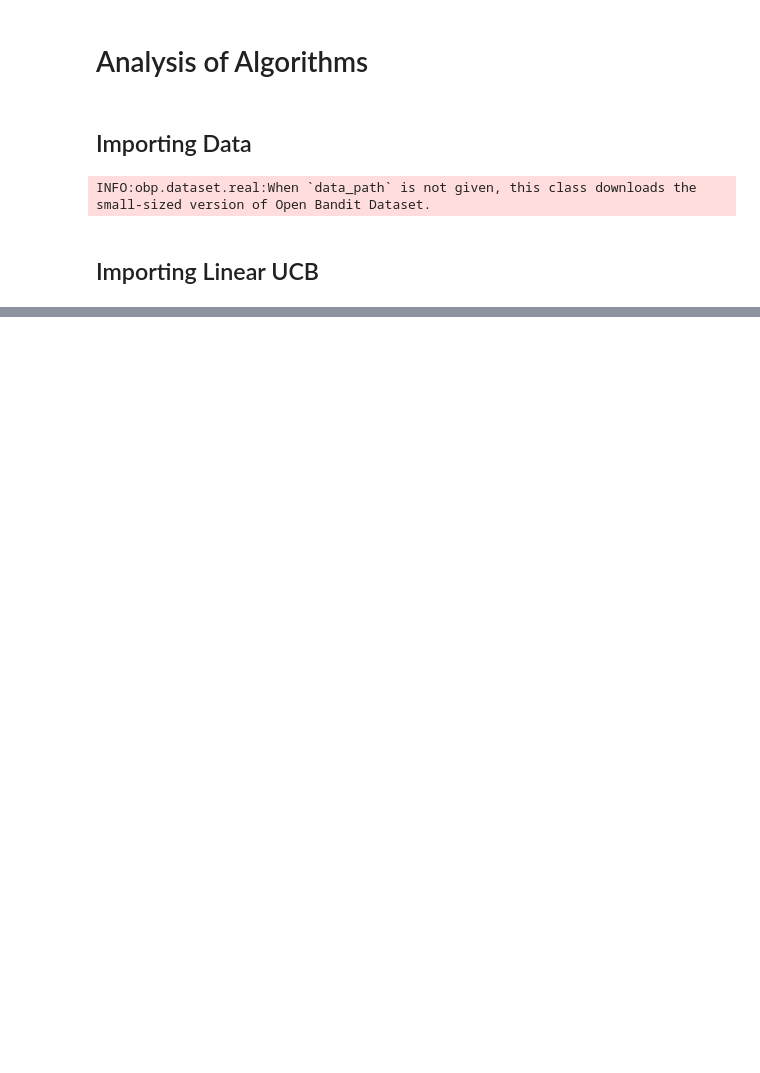
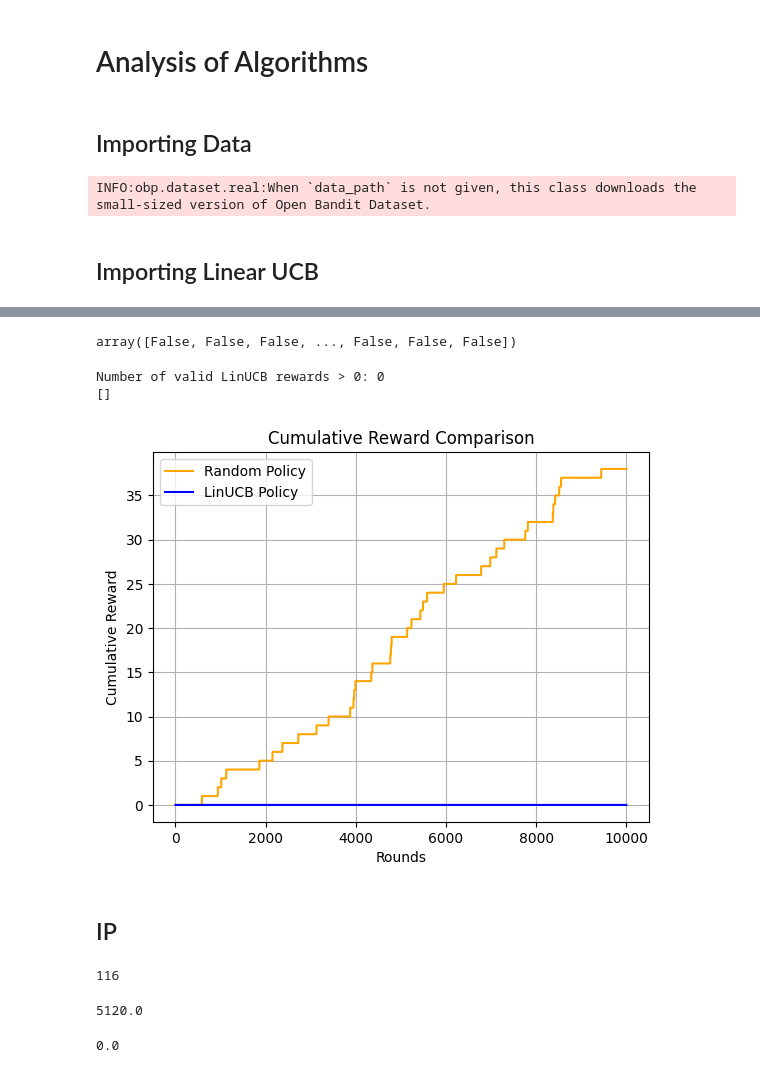
Before and after one commit to otausendschoen/contextual-bandit-benchmark, a Jupyter notebook: main.ipynb, the cells around one changed output, grey strips where cells are left out. Saved outputs shown, nothing was run; the diff lists cells and outputs as text; code cells hidden in the pictures; blank space fills up the shorter version.

```diff
--- a/main.ipynb
+++ b/main.ipynb
@@ -54,0 +124,49 @@ Arm 79: [0. 0. 0. 0. 0. 0. 0. 0. 0. 0. 0. 0. 0. 0. 0. 0. 0. 0. 0. 0.]
+# %%
+matches
+# %% [output]
+array([False, False, False, ..., False, False, False])
+# %%
+linucb_rewards = np.array(results["rewards"]) * matches
+
+# Optional: convert to list
+linucb_rewards = linucb_rewards.tolist()
+
+# Print non-zero rewards
+nonzero_rewards = [r for r in linucb_rewards if r > 0]
+print(f"Number of valid LinUCB rewards > 0: {len(nonzero_rewards)}")
+print(nonzero_rewards[:10])  # first 10
+# %% [output]
+Number of valid LinUCB rewards > 0: 0
+[]
+# %%
+
+cumulative_random = np.cumsum(data["reward"])
+
+# LinUCB reward
+#linucb_reward = np.cumsum(results["rewards"])
+
+plt.plot(cumulative_random, label='Random Policy', color='orange')
+
+plt.plot(linucb_rewards, label='LinUCB Policy', color='blue')
+plt.xlabel('Rounds')
+plt.ylabel('Cumulative Reward')
+plt.title('Cumulative Reward Comparison')
+plt.legend()
+plt.grid(True)
+plt.show()
+# %% [output]
+[figure, added]
+# %% [markdown]
+## IP
+# %%
+matches.sum()
+# %% [output]
+116
+# %%
+ips_weights.sum()
+# %% [output]
+5120.0
+# %%
+ips_estimates.sum()
+# %% [output]
+0.0
```
Also changed, not shown: parts of 13 cells of this notebook, 2 other files.
